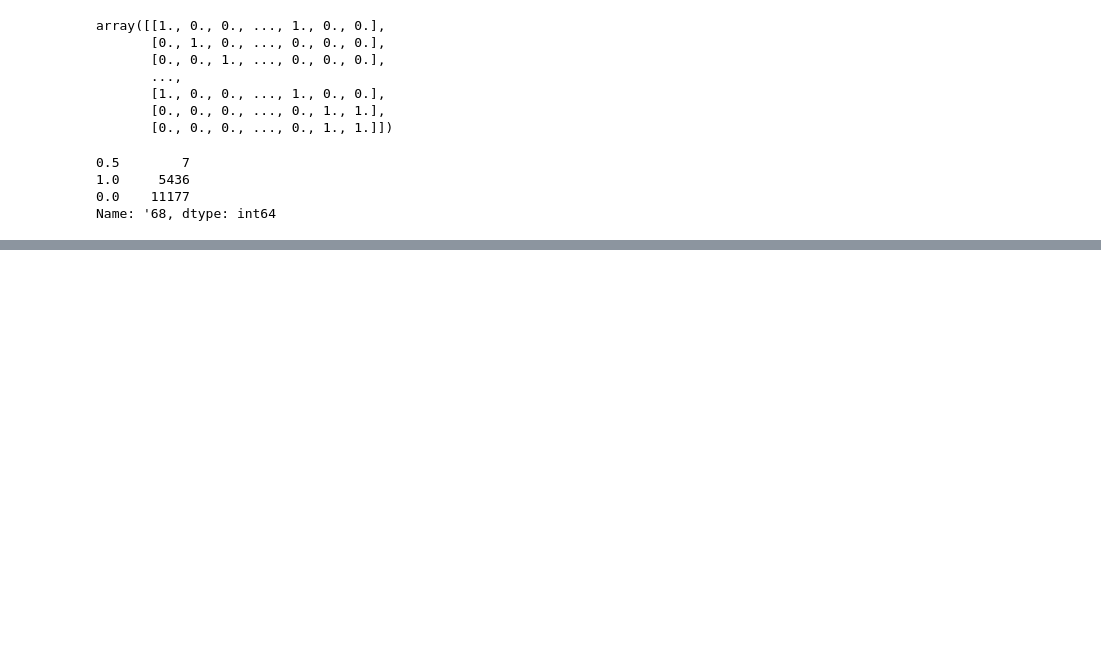
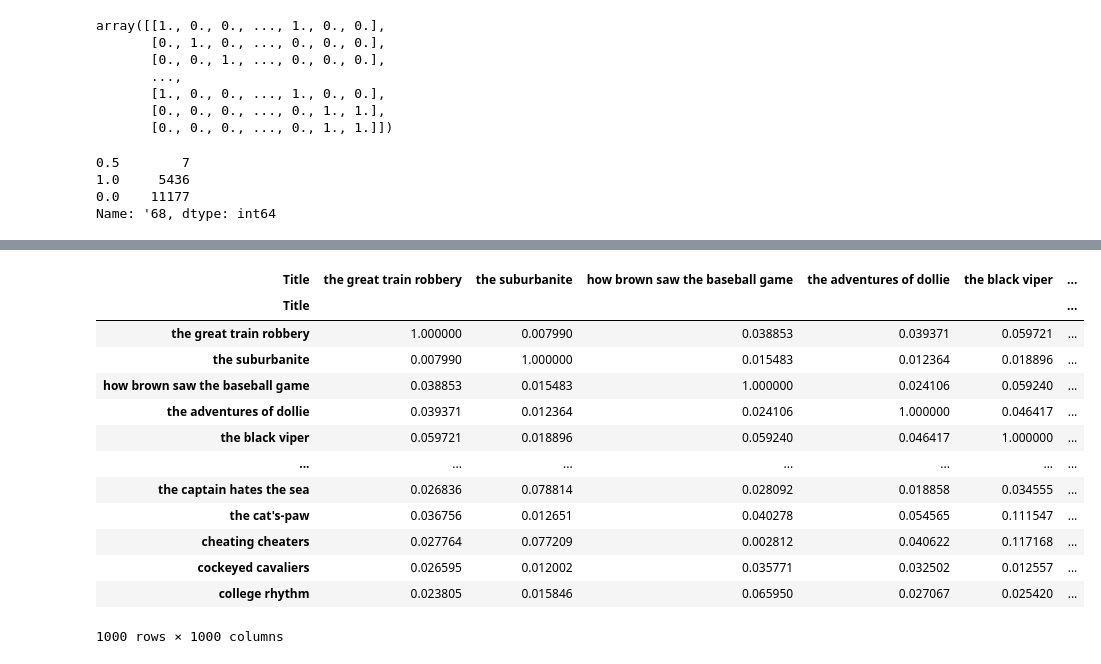
Before and after one commit to Belal-AI/Books-, a Jupyter notebook: Recommneder_systems.ipynb, the cells around one changed output, grey strips where cells are left out. Saved outputs shown, nothing was run; the diff lists cells and outputs as text; code cells hidden in the pictures; blank space fills up the shorter version.

```diff
--- a/Recommneder_systems.ipynb
+++ b/Recommneder_systems.ipynb
@@ -262,0 +335,19 @@ Name: '68, dtype: int64
+# %%
+cosine_similarity_table=cosine_similarity(tf_idf_df)
+# %%
+pd.DataFrame(cosine_similarity_table,index=tf_idf_df.index,columns=tf_idf_df.index)
+# %% [output]
+| Title | the great train robbery | the suburbanite | how brown saw the baseball game | the adventures of dollie | the black viper | ... |
+| Title |  |  |  |  |  | ... |
+| the great train robbery | 1.000000 | 0.007990 | 0.038853 | 0.039371 | 0.059721 | ... |
+| the suburbanite | 0.007990 | 1.000000 | 0.015483 | 0.012364 | 0.018896 | ... |
+| how brown saw the baseball game | 0.038853 | 0.015483 | 1.000000 | 0.024106 | 0.059240 | ... |
+| the adventures of dollie | 0.039371 | 0.012364 | 0.024106 | 1.000000 | 0.046417 | ... |
+| the black viper | 0.059721 | 0.018896 | 0.059240 | 0.046417 | 1.000000 | ... |
+| ... | ... | ... | ... | ... | ... | ... |
+| the captain hates the sea | 0.026836 | 0.078814 | 0.028092 | 0.018858 | 0.034555 | ... |
+| the cat's-paw | 0.036756 | 0.012651 | 0.040278 | 0.054565 | 0.111547 | ... |
+| cheating cheaters | 0.027764 | 0.077209 | 0.002812 | 0.040622 | 0.117168 | ... |
+| cockeyed cavaliers | 0.026595 | 0.012002 | 0.035771 | 0.032502 | 0.012557 | ... |
+| college rhythm | 0.023805 | 0.015846 | 0.065950 | 0.027067 | 0.025420 | ... |
+1000 rows × 1000 columns
```
Also changed, not shown: parts of 13 cells of this notebook.
